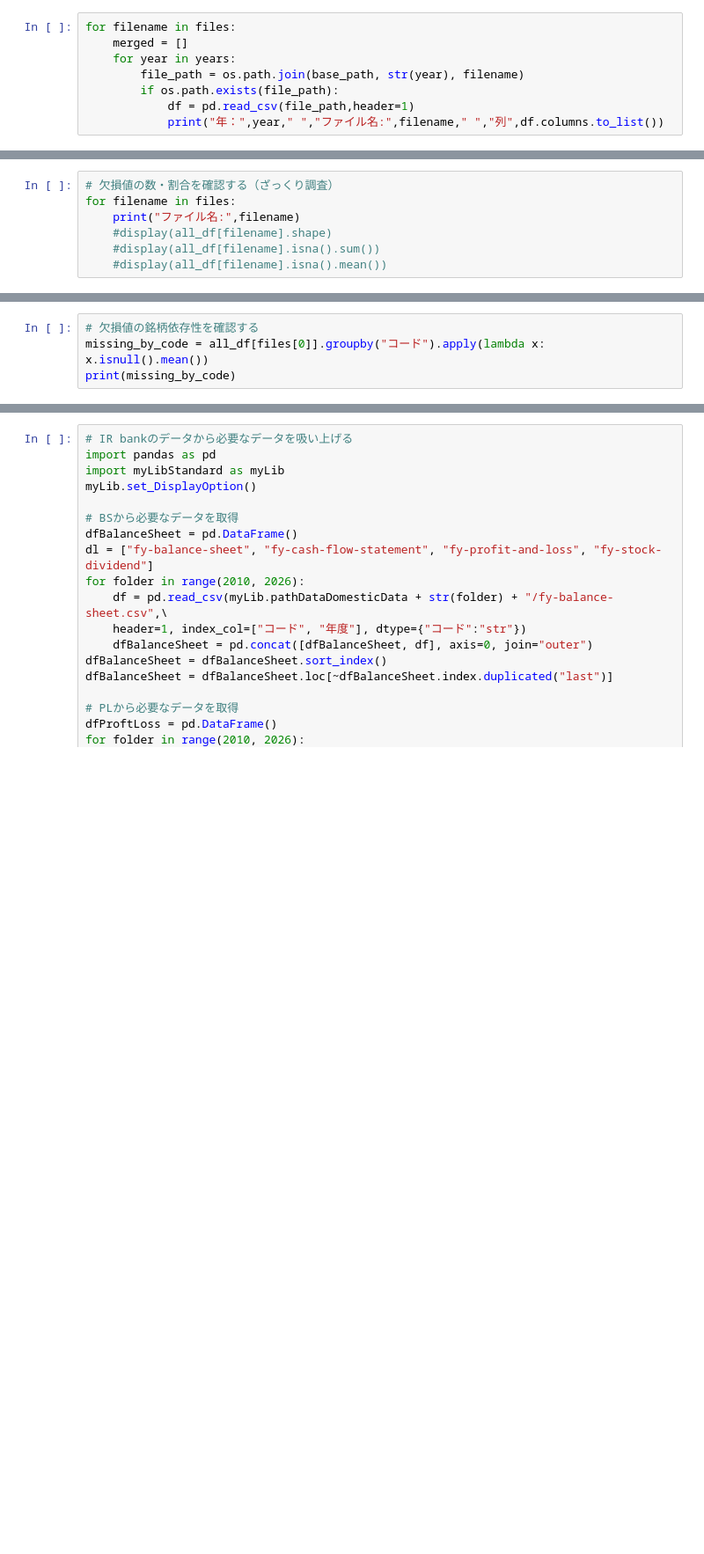
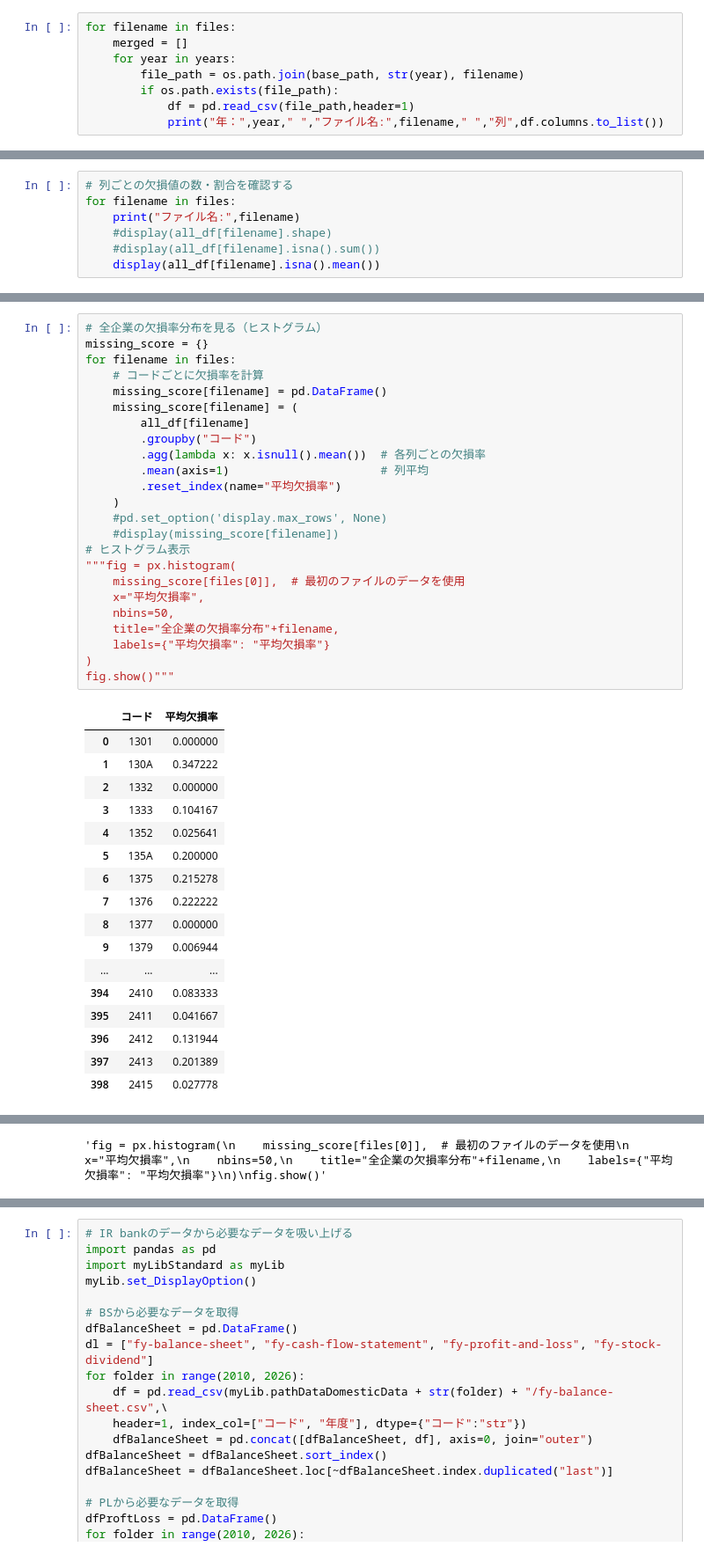
Before and after one commit to Tetibeam/003_stock_screening_preproc, a Jupyter notebook: analyssis.ipynb, the cells around one changed output, grey strips where cells are left out. Shown at 88% size. Drawn from its saved outputs; the diff is of its cells as text; blank space fills up the shorter version.

```diff
--- a/analyssis.ipynb
+++ b/analyssis.ipynb
@@ -73,8 +90,8 @@ display(all_df[files[0]].head(5000))
 # %%
-# 欠損値の数・割合を確認する（ざっくり調査）
+# 列ごとの欠損値の数・割合を確認する
 for filename in files:
     print("ファイル名:",filename)
     #display(all_df[filename].shape)
     #display(all_df[filename].isna().sum())
-    #display(all_df[filename].isna().mean())
+    display(all_df[filename].isna().mean())
 # %%
@@ -109,7 +126,45 @@ for filename in missing_df:
         yaxis_title="Column Name"
     )
     fig.show()
-# %%
-# 欠損値の銘柄依存性を確認する
-missing_by_code = all_df[files[0]].groupby("コード").apply(lambda x: x.isnull().mean())
-print(missing_by_code)
+# %%
+# 全企業の欠損率分布を見る（ヒストグラム）
+missing_score = {}
+for filename in files:
+    # コードごとに欠損率を計算
+    missing_score[filename] = pd.DataFrame()
+    missing_score[filename] = (
+        all_df[filename]
+        .groupby("コード")
+        .agg(lambda x: x.isnull().mean())  # 各列ごとの欠損率
+        .mean(axis=1)                      # 列平均
+        .reset_index(name="平均欠損率")
+    )
+    #pd.set_option('display.max_rows', None)
+    #display(missing_score[filename])
+# ヒストグラム表示
+"""fig = px.histogram(
+    missing_score[files[0]],  # 最初のファイルのデータを使用
+    x="平均欠損率",
+    nbins=50,
+    title="全企業の欠損率分布"+filename,
+    labels={"平均欠損率": "平均欠損率"}
+)
+fig.show()"""
+# %% [output]
+|  | コード | 平均欠損率 |
+| 0 | 1301 | 0.000000 |
+| 1 | 130A | 0.347222 |
+| 2 | 1332 | 0.000000 |
+| 3 | 1333 | 0.104167 |
+| 4 | 1352 | 0.025641 |
+| 5 | 135A | 0.200000 |
+| 6 | 1375 | 0.215278 |
+| 7 | 1376 | 0.222222 |
+| 8 | 1377 | 0.000000 |
+| 9 | 1379 | 0.006944 |
+| ... | ... | ... |
+| 394 | 2410 | 0.083333 |
+| 395 | 2411 | 0.041667 |
+| 396 | 2412 | 0.131944 |
+| 397 | 2413 | 0.201389 |
+| 398 | 2415 | 0.027778 |
@@ -115,0 +222 @@ print(missing_by_code)
+'fig = px.histogram(\n    missing_score[files[0]],  # 最初のファイルのデータを使用\n    x="平均欠損率",\n    nbins=50,\n    title="全企業の欠損率分布"+filename,\n    labels={"平均欠損率": "平均欠損率"}\n)\nfig.show()'
```
Also changed, not shown: parts of 13 cells of this notebook.
